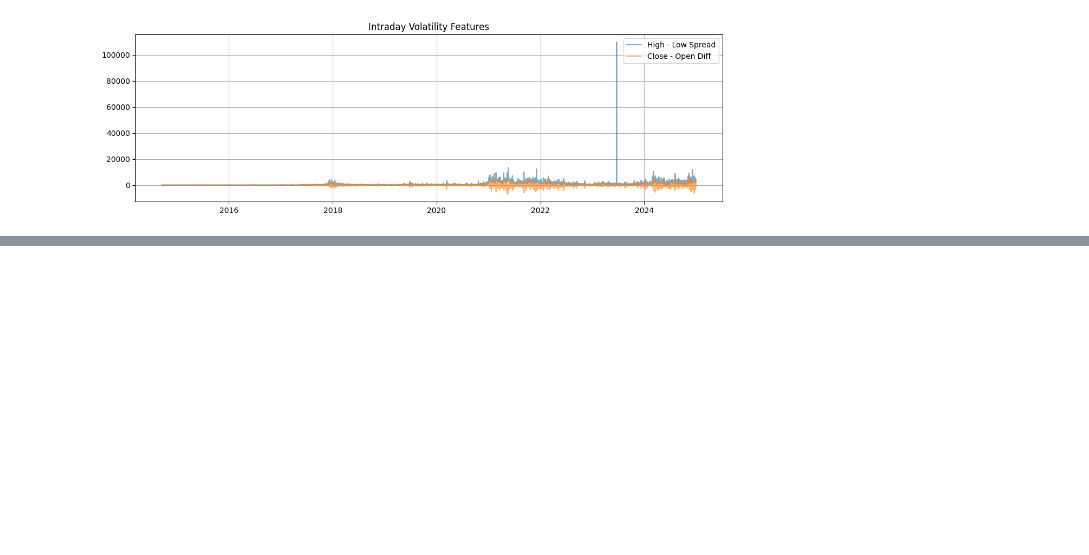
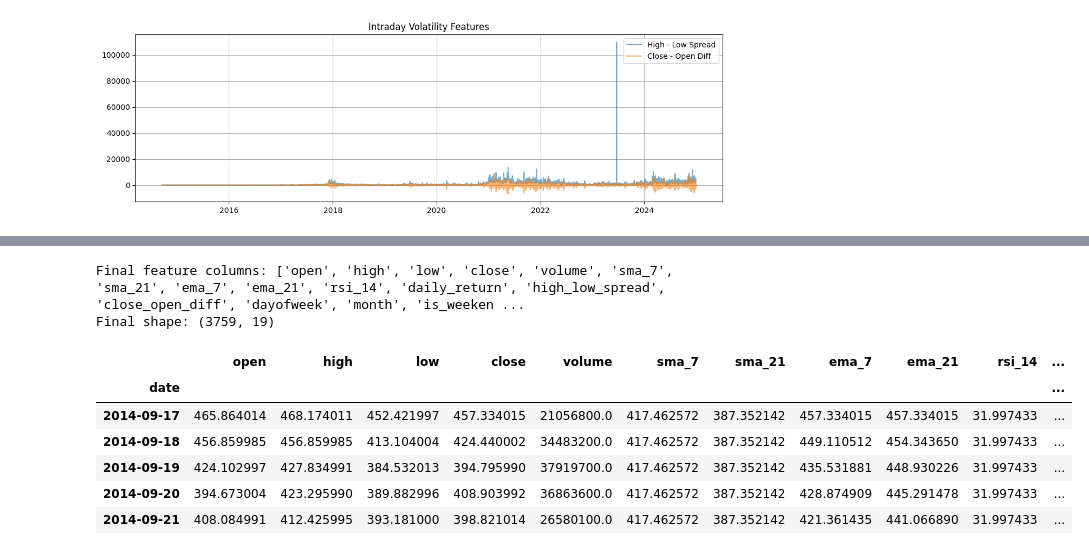
Before and after one commit to Shriniwas21/CryptoPricePrediction, a Jupyter notebook: notebooks/01_data_collection_and_eda.ipynb, the cells around one changed output, grey strips where cells are left out. Cells and saved outputs as stored; diff of their text form; code cells hidden in the pictures; blank space fills up the shorter version.

```diff
--- a/notebooks/01_data_collection_and_eda.ipynb
+++ b/notebooks/01_data_collection_and_eda.ipynb
@@ -225,0 +228,12 @@ plt.show()
+# %%
+vader_df = pd.read_csv('/content/drive/MyDrive/CryptoPricePrediction/data/twitter_sentiment_vader.csv')
+vader_df['date'] = pd.to_datetime(vader_df['time']).dt.normalize()
+vader_daily = vader_df.groupby('date')['sentiment'].mean().reset_index()
+vader_daily.columns = ['date', 'tweet_vader_sentiment']
+
+btc_full = btc_full.copy()
+btc_full.index = pd.to_datetime(btc_full.index).normalize()
+btc_full['date'] = btc_full.index
+
+btc_full = pd.merge(btc_full, vader_daily, on='date', how='left')
+btc_full['tweet_vader_sentiment'] = btc_full['tweet_vader_sentiment'].fillna(0)
@@ -226 +286,18 @@ plt.show()
+# %%
+btc_full['date'] = pd.to_datetime(btc_full['date'])
+btc_full.set_index('date', inplace=True)
+btc_full.to_csv('/content/drive/MyDrive/CryptoPricePrediction/data/btc_full_with_sentiment.csv', index=False)
+print("Final feature columns:", btc_full.columns.tolist())
+print("Final shape:", btc_full.shape)
+btc_full.head()
+# %% [output]
+Final feature columns: ['open', 'high', 'low', 'close', 'volume', 'sma_7', 'sma_21', 'ema_7', 'ema_21', 'rsi_14', 'daily_return', 'high_low_spread', 'close_open_diff', 'dayofweek', 'month', 'is_weeken ...
+Final shape: (3759, 19)
+|  | open | high | low | close | volume | sma_7 | sma_21 | ema_7 | ema_21 | rsi_14 | ... |
+| date |  |  |  |  |  |  |  |  |  |  | ... |
+| 2014-09-17 | 465.864014 | 468.174011 | 452.421997 | 457.334015 | 21056800.0 | 417.462572 | 387.352142 | 457.334015 | 457.334015 | 31.997433 | ... |
+| 2014-09-18 | 456.859985 | 456.859985 | 413.104004 | 424.440002 | 34483200.0 | 417.462572 | 387.352142 | 449.110512 | 454.343650 | 31.997433 | ... |
+| 2014-09-19 | 424.102997 | 427.834991 | 384.532013 | 394.795990 | 37919700.0 | 417.462572 | 387.352142 | 435.531881 | 448.930226 | 31.997433 | ... |
+| 2014-09-20 | 394.673004 | 423.295990 | 389.882996 | 408.903992 | 36863600.0 | 417.462572 | 387.352142 | 428.874909 | 445.291478 | 31.997433 | ... |
+| 2014-09-21 | 408.084991 | 412.425995 | 393.181000 | 398.821014 | 26580100.0 | 417.462572 | 387.352142 | 421.361435 | 441.066890 | 31.997433 | ... |
 # %%
```
Also changed, not shown: parts of 8 cells of this notebook.
